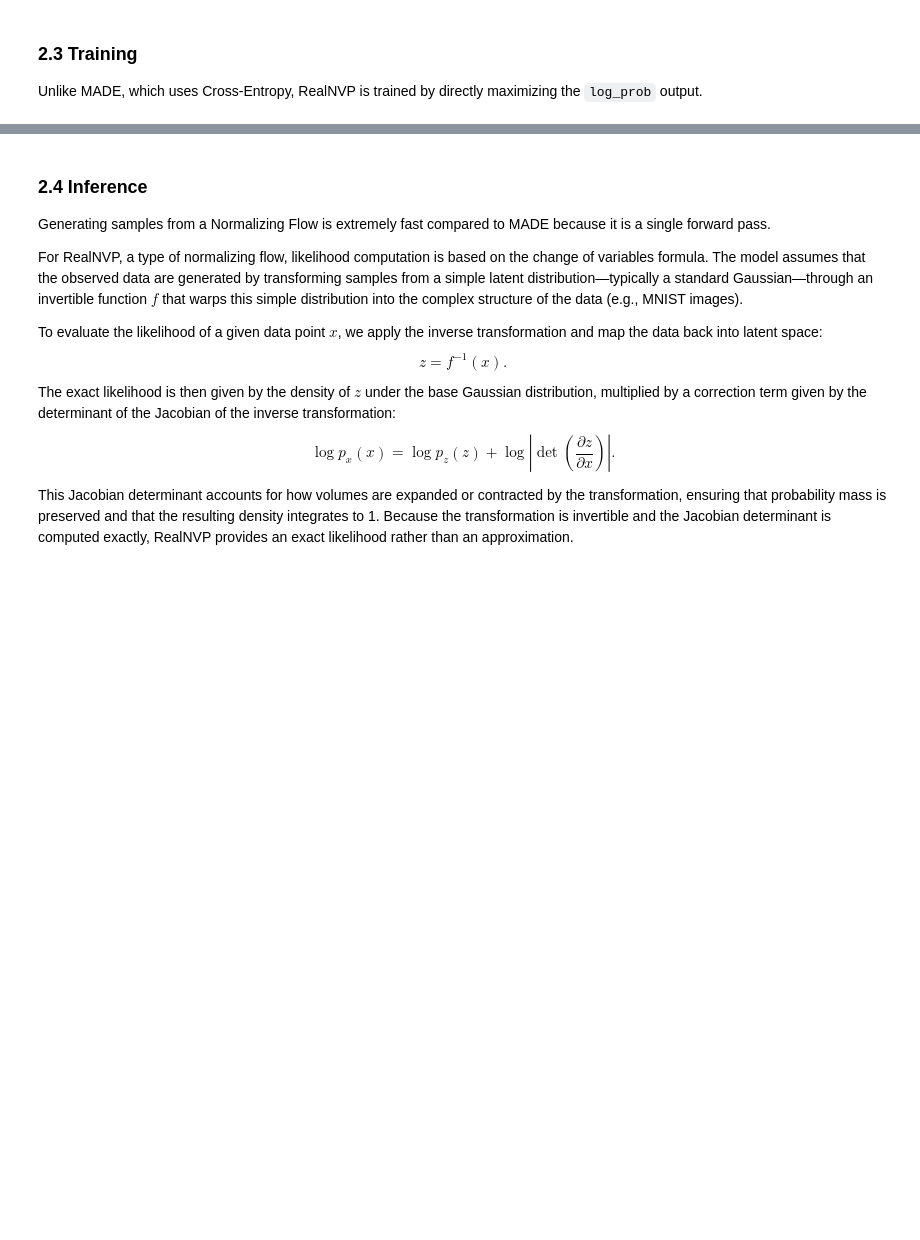
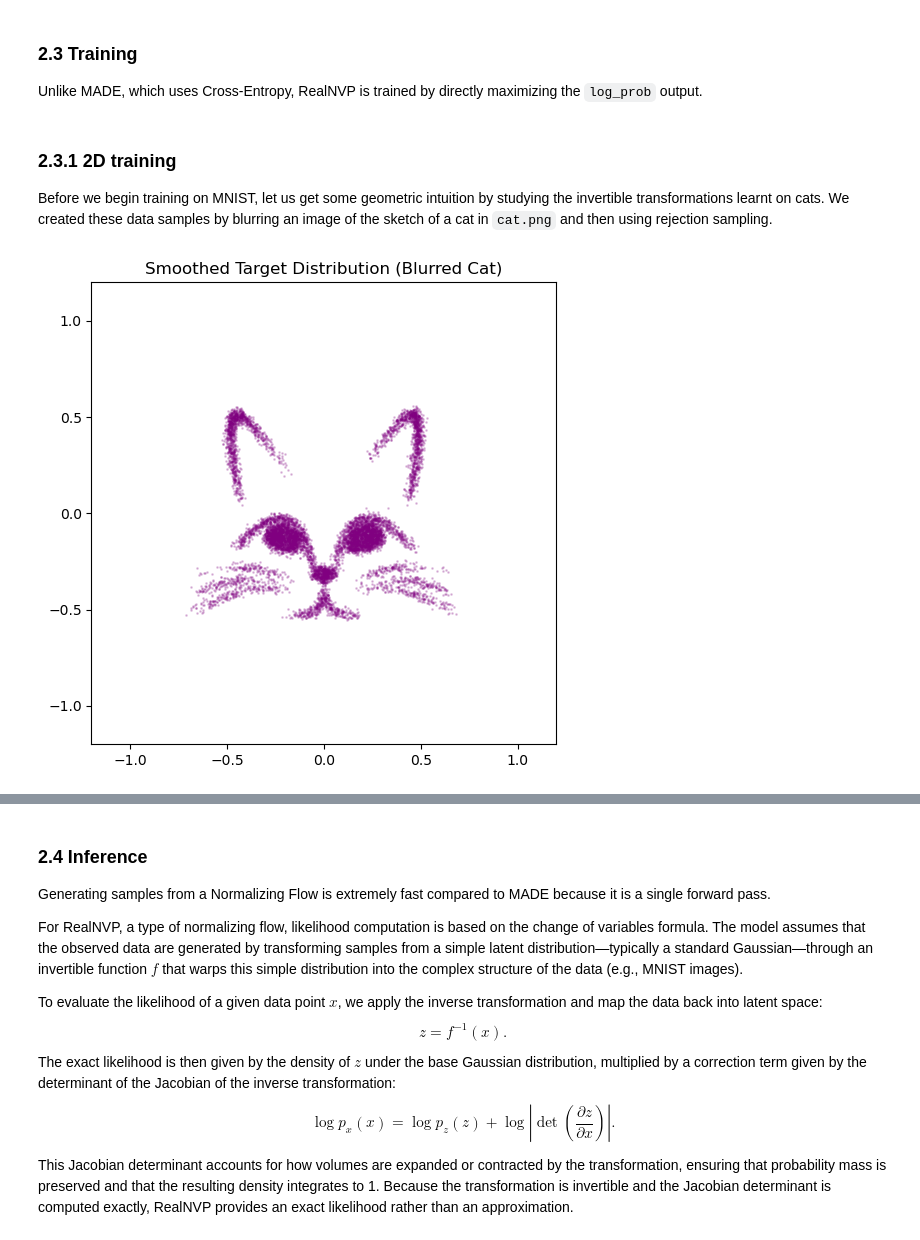
Before and after one commit to rajit906/ATML2026_DGM, a Jupyter notebook: week5/solutions.ipynb, the cells around one changed output, grey strips where cells are left out. Drawn from its saved outputs; the diff is of its cells as text; code cells hidden in the pictures; blank space fills up the shorter version.

````diff
--- a/week5/solutions.ipynb
+++ b/week5/solutions.ipynb
@@ -434,3 +437,56 @@ class RealNVP(nn.Module):
 # %% [markdown]
 ### 2.3 Training
 Unlike MADE, which uses Cross-Entropy, RealNVP is trained by directly maximizing the ```log_prob``` output.
+# %% [markdown]
+### 2.3.1 2D training
+
+Before we begin training on MNIST, let us get some geometric intuition by studying the invertible transformations learnt on cats. We created these data samples by blurring an image of the sketch of a cat in ```cat.png``` and then using rejection sampling.
+# %%
+import PIL.Image
+import numpy as np
+import torch
+from scipy.ndimage import gaussian_filter
+
+def get_cat_samples(n_samples=10000, sigma=2.0):
+    try:
+        # Load image and convert to grayscale
+        cat = PIL.Image.open("cat.png").convert('L')
+        arr = 1.0 - (np.array(cat) / 255.0) # Invert so cat is high density (1)
+
+        # Apply Gaussian Blur to smooth the distribution
+        smoothed_arr = gaussian_filter(arr, sigma=sigma)
+        # Normalize to make it a valid probability map
+        prob_map = smoothed_arr / smoothed_arr.sum()
+    except FileNotFoundError:
+        print("Cat image not found, using a fallback density.")
+        # Fallback to a simple 2D Gaussian if file is missing
+        return torch.randn(n_samples, 2) * 0.5
+
+    # Rejection Sampling or Weighted Sampling
+    flat_probs = prob_map.flatten()
+    indices = np.random.choice(len(flat_probs), size=n_samples, p=flat_probs)
+
+    # Convert 1D indices back to 2D coordinates
+    rows, cols = np.unravel_index(indices, prob_map.shape)
+
+    # Map to [-1, 1] range
+    points = np.zeros((n_samples, 2))
+    points[:, 0] = (cols / prob_map.shape[1]) * 2 - 1
+    points[:, 1] = 1 - (rows / prob_map.shape[0]) * 2
+
+    # Add a tiny bit of noise to prevent points from collapsing onto pixel grid
+    points += np.random.normal(0, 0.01, points.shape)
+
+    return torch.from_numpy(points).float()
+
+# Generate blurred training data
+# Try increasing sigma to 3 or 5 for even more "fuzziness"
+cat_points = get_cat_samples(10000, sigma=3.0)
+
+plt.figure(figsize=(6, 6))
+plt.scatter(cat_points[:, 0], cat_points[:, 1], s=1, alpha=0.2, color='purple')
+plt.title("Smoothed Target Distribution (Blurred Cat)")
+plt.xlim(-1.2, 1.2); plt.ylim(-1.2, 1.2)
+plt.show()
+# %% [output]
+[figure, added]
````
Also changed, not shown: parts of 16 cells of this notebook, 5 other files.
